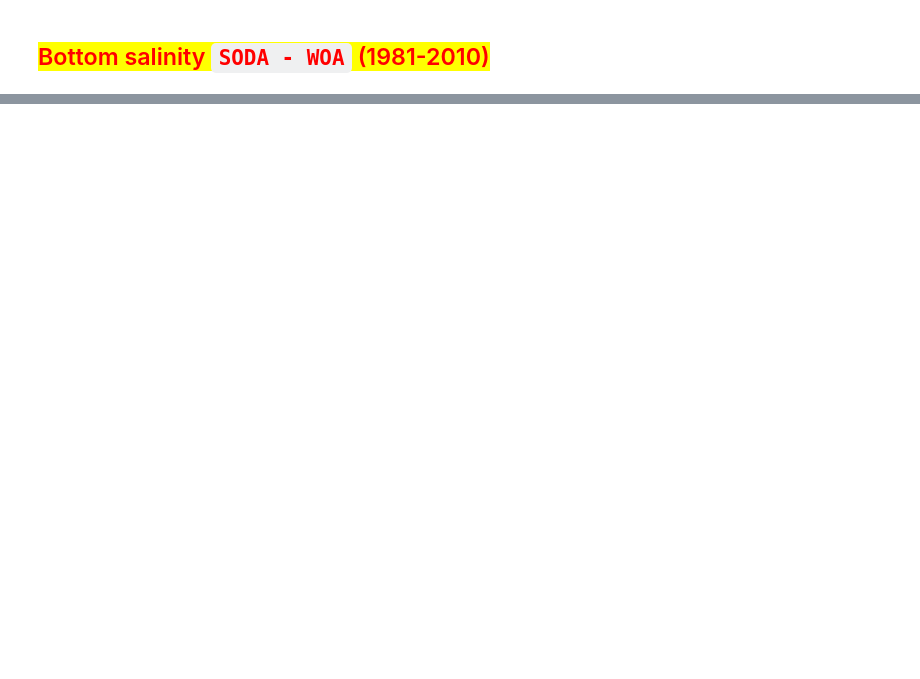
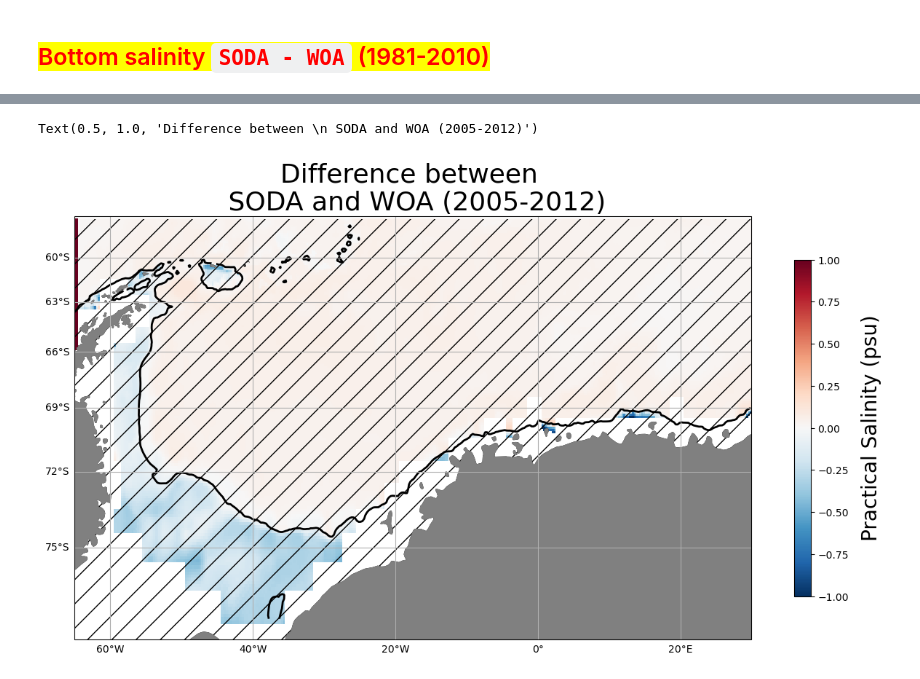
Before and after one commit to shanicetbailey/chapter1, a Jupyter notebook: SODA/4_SODA-WOA-comparison-bottom-temp_salt.ipynb, the cells around one changed output, grey strips where cells are left out. Cells and saved outputs as stored; diff of their text form; code cells hidden in the pictures; blank space fills up the shorter version.

```diff
--- a/SODA/4_SODA-WOA-comparison-bottom-temp_salt.ipynb
+++ b/SODA/4_SODA-WOA-comparison-bottom-temp_salt.ipynb
@@ -158,30 +240,33 @@ soda_woa0512_slt_diff
 # %%
 proj = ccrs.Mercator() #with Mercator you can put lat lon values.
 fig, ax = plt.subplots(figsize=(15, 15), subplot_kw=dict(projection=proj))
 
 ax.set_extent([-65, 30, -78, -57], crs=ccrs.PlateCarree())
 ax.coastlines(resolution='50m')
 ax.add_feature(cfeature.NaturalEarthFeature('physical', 'land', '50m',
                                             edgecolor='face',
                                             facecolor='0.5'))
 #1000m isobath
 ax.contour(lon, lat, depth, levels=[1000], colors='k', linewidths=2, transform=ccrs.PlateCarree())
 
 im = ax.pcolormesh(soda_woa0512_slt_diff.lon,
                    soda_woa0512_slt_diff.lat,
-                   soda_woa0512_slt_diff.where(land_mask[0]),
+                   soda_woa0512_slt_diff.where(land_mask),
                    transform=ccrs.PlateCarree(), cmap='RdBu_r', vmin=-1, vmax=1)
 cb = fig.colorbar(im, ax=ax, shrink=0.4)
 cb.set_label("Practical Salinity (psu)", labelpad=12, fontsize=20)
 
 plt.contourf(soda_woa0512_slt_diff.lon,
              soda_woa0512_slt_diff.lat,
-             soda_woa0512_slt_diff.where(np.abs(soda_woa0512_slt_diff) < woa0512_slt_error_new_grid.s_se[0]).where(land_mask[0]).fillna(0.),
+             soda_woa0512_slt_diff.where(np.abs(soda_woa0512_slt_diff) < woa0512_slt_error_new_grid.s_se[0]).where(land_mask).fillna(0.),
              transform=ccrs.PlateCarree(), colors='none', hatches=['/'])
 
 g1 = ax.gridlines(crs=ccrs.PlateCarree(), draw_labels=True)
 g1.xlabels_top = False
 g1.ylabels_right = False
 
-plt.title("Difference between \n SODA (1997-2019) and WOA (2005-2012)", fontsize=26)
-plt.savefig('bot-salt-sodaWoa0512-1kmisobath.pdf');
+plt.title("Difference between \n SODA and WOA (2005-2012)", fontsize=26)
+#plt.savefig('bot-salt-sodaWoa0512-1kmisobath.pdf');
+# %% [output]
+Text(0.5, 1.0, 'Difference between \n SODA and WOA (2005-2012)')
+[figure, added]
```
Also changed, not shown: parts of 15 cells of this notebook.
